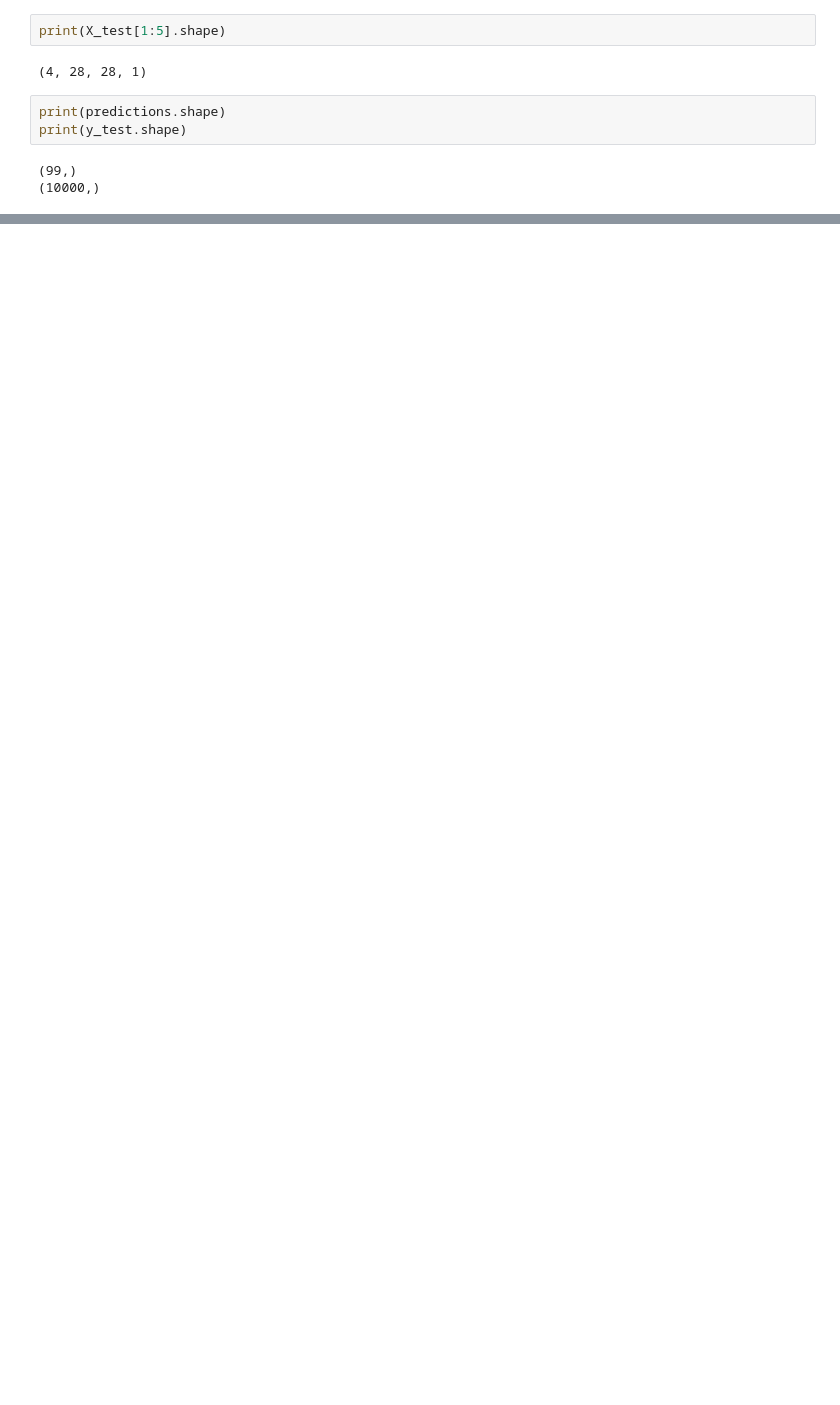
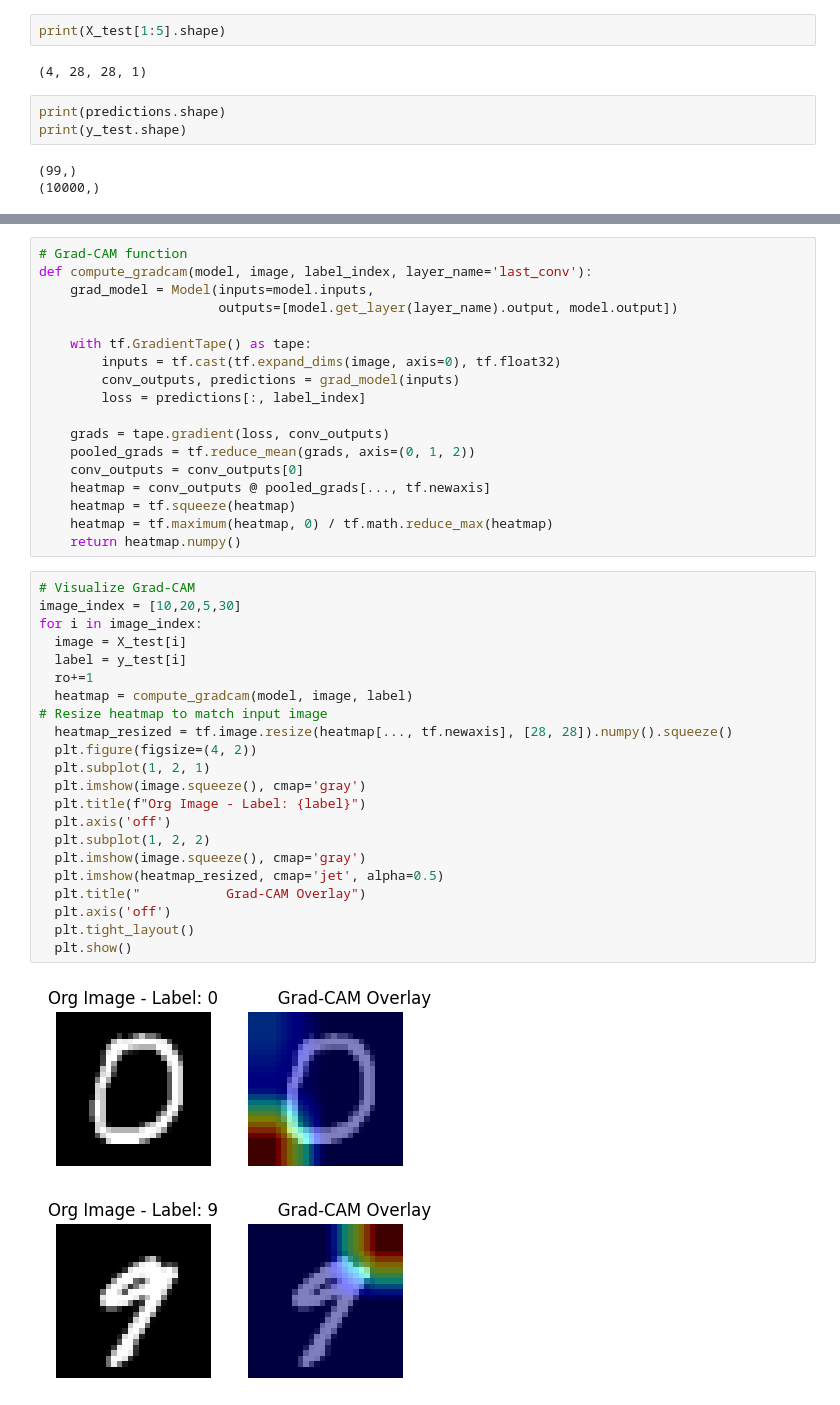
Before and after one commit to Hiroj12b/Cn6005, a Jupyter notebook: DigitalclassificationusingCNNw5.ipynb, the cells around one changed output, grey strips where cells are left out. Drawn from its saved outputs; the diff is of its cells as text; blank space fills up the shorter version.

```diff
--- a/DigitalclassificationusingCNNw5.ipynb
+++ b/DigitalclassificationusingCNNw5.ipynb
@@ -132,0 +179,43 @@ print(y_test.shape)
+# %%
+# Grad-CAM function
+def compute_gradcam(model, image, label_index, layer_name='last_conv'):
+    grad_model = Model(inputs=model.inputs,
+                       outputs=[model.get_layer(layer_name).output, model.output])
+
+    with tf.GradientTape() as tape:
+        inputs = tf.cast(tf.expand_dims(image, axis=0), tf.float32)
+        conv_outputs, predictions = grad_model(inputs)
+        loss = predictions[:, label_index]
+
+    grads = tape.gradient(loss, conv_outputs)
+    pooled_grads = tf.reduce_mean(grads, axis=(0, 1, 2))
+    conv_outputs = conv_outputs[0]
+    heatmap = conv_outputs @ pooled_grads[..., tf.newaxis]
+    heatmap = tf.squeeze(heatmap)
+    heatmap = tf.maximum(heatmap, 0) / tf.math.reduce_max(heatmap)
+    return heatmap.numpy()
+# %%
+# Visualize Grad-CAM
+image_index = [10,20,5,30]
+for i in image_index:
+  image = X_test[i]
+  label = y_test[i]
+  ro+=1
+  heatmap = compute_gradcam(model, image, label)
+# Resize heatmap to match input image
+  heatmap_resized = tf.image.resize(heatmap[..., tf.newaxis], [28, 28]).numpy().squeeze()
+  plt.figure(figsize=(4, 2))
+  plt.subplot(1, 2, 1)
+  plt.imshow(image.squeeze(), cmap='gray')
+  plt.title(f"Org Image - Label: {label}")
+  plt.axis('off')
+  plt.subplot(1, 2, 2)
+  plt.imshow(image.squeeze(), cmap='gray')
+  plt.imshow(heatmap_resized, cmap='jet', alpha=0.5)
+  plt.title("           Grad-CAM Overlay")
+  plt.axis('off')
+  plt.tight_layout()
+  plt.show()
+# %% [output]
+[figure, added]
+[figure, added]
```
Also changed, not shown: parts of 5 cells of this notebook.
